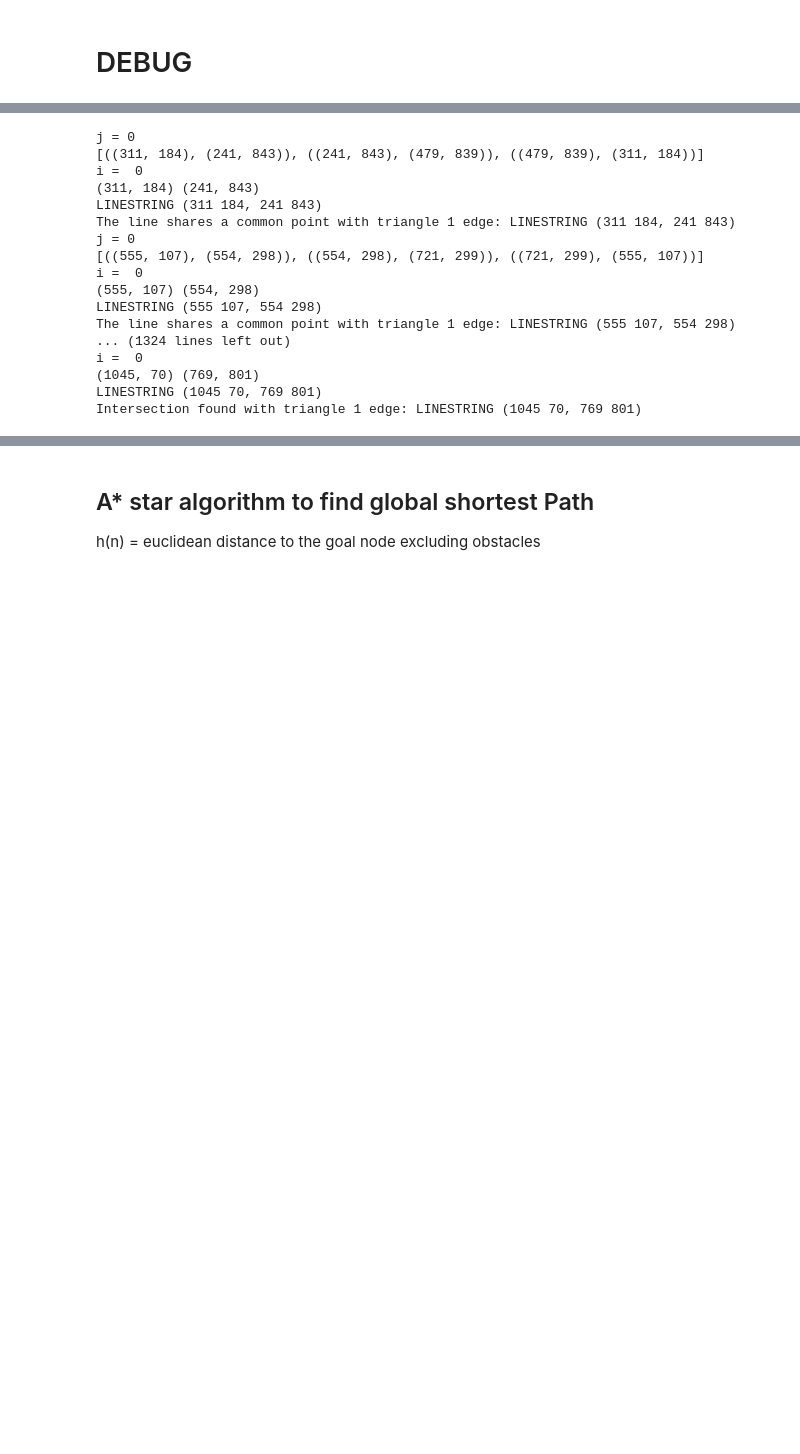
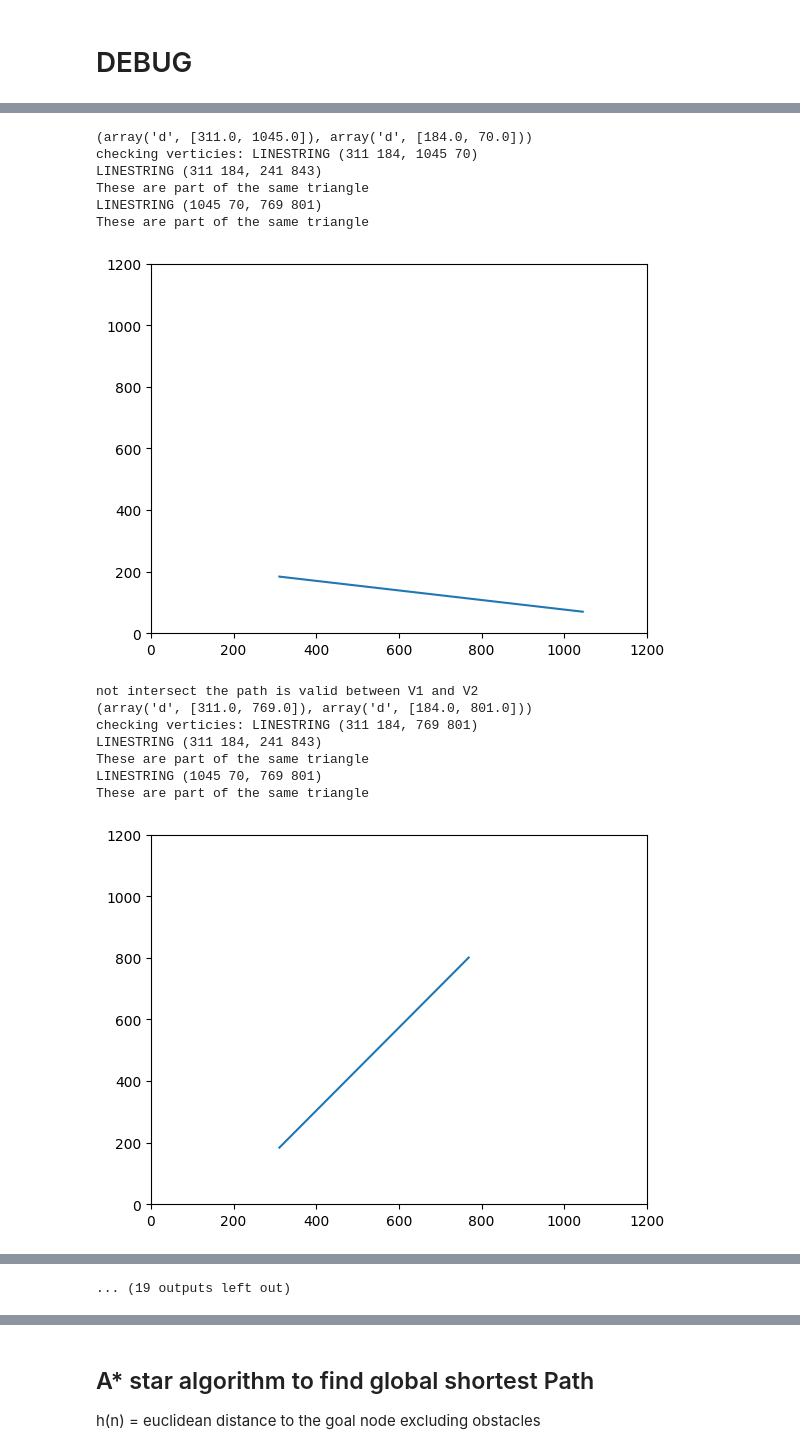
Before and after one commit to Owhenthesaints/Project_Basics_For_Mobile_Robotics, a Jupyter notebook: dependencies/Project path planing (2).ipynb, the cells around one changed output, grey strips where cells are left out. Saved outputs shown, nothing was run; the diff lists cells and outputs as text; code cells hidden in the pictures; blank space fills up the shorter version.

```diff
--- a/dependencies/Project path planing (2).ipynb
+++ b/dependencies/Project path planing (2).ipynb
@@ -299,49 +461,47 @@ for i, triangle1 in enumerate(triangle_vertices):
         if i != j:  # Ensure you're comparing vertices from different triangles
             for vertex1 in triangle1:
                 for vertex2 in triangle2:
                     if vertex1 != vertex2:
                         intersection = TEST_check_intersection2(vertex1, vertex2, triangle_edges)
 #                        print('intersection is',intersection)
                         if not intersection:  # If no intersection add to the edge if intersection = false add
                             print('not intersect the path is valid between V1 and V2')
-                            print('number of edges is', G.number_of_edges())
+                            #print('number of edges is', G.number_of_edges())
                             # check if graph has an edge going in same direction
                             #if G.edges()
                             G.add_edge(vertex1, vertex2)  # Add edge to the graph
                         # Hanfling the initial position and the goal of the robot
                         #circle_intersect_v1 = TEST_check_intersection2(vertex1, (Xcent,Ycent), triangle_edges)
                         #circle_intersect_v2 = TEST_check_intersection2(vertex2, (Xcent,Ycent), triangle_edges)
                         #robot_intersect_v1 = TEST_check_intersection2(vertex1, (Xrob_center,Yrob_center), triangle_edges)
                         #robot_intersect_v2 = TEST_check_intersection2(vertex2, (Xrob_center,Yrob_center), triangle_edges)
 
 #                         if not circle_intersect_v1:
 #                             G.add_edge(vertex1, (Xcent,Ycent))
 #                         if not circle_intersect_v2:
 #                             G.add_edge(vertex2, (Xcent,Ycent))
 #                         if not robot_intersect_v1:
 #                             G.add_edge(vertex1, (Xrob_center, Yrob_center))
 #                         if not robot_intersect_v2:
 #                             G.add_edge(vertex2, (Xrob_center, Yrob_center))
 
 # Iterate through each triangle
-# for i, triangle_edge in enumerate(triangle_edges):
-#     for edge in triangle_edge:
-#         G.add_edge(edge[0], edge[1])  # Add each edge to the graph
+for i, triangle_edge in enumerate(triangle_edges):
+    for edge in triangle_edge:
+        G.add_edge(edge[0], edge[1])  # Add each edge to the graph
 # %% [output]
-j = 0
-[((311, 184), (241, 843)), ((241, 843), (479, 839)), ((479, 839), (311, 184))]
-i =  0
-(311, 184) (241, 843)
+(array('d', [311.0, 1045.0]), array('d', [184.0, 70.0]))
+checking verticies: LINESTRING (311 184, 1045 70)
 LINESTRING (311 184, 241 843)
-The line shares a common point with triangle 1 edge: LINESTRING (311 184, 241 843)
-j = 0
-[((555, 107), (554, 298)), ((554, 298), (721, 299)), ((721, 299), (555, 107))]
-i =  0
-(555, 107) (554, 298)
-LINESTRING (555 107, 554 298)
-The line shares a common point with triangle 1 edge: LINESTRING (555 107, 554 298)
-... (1324 lines left out)
-i =  0
-(1045, 70) (769, 801)
+These are part of the same triangle
 LINESTRING (1045 70, 769 801)
-Intersection found with triangle 1 edge: LINESTRING (1045 70, 769 801)
+These are part of the same triangle
+[figure, added]
+not intersect the path is valid between V1 and V2
+(array('d', [311.0, 769.0]), array('d', [184.0, 801.0]))
+checking verticies: LINESTRING (311 184, 769 801)
+LINESTRING (311 184, 241 843)
+These are part of the same triangle
+LINESTRING (1045 70, 769 801)
+These are part of the same triangle
+[figure, added]
@@ -348,3 +547,4 @@ Intersection found with triangle 1 edge: LINESTRING (1045 70, 769 801)
+... (19 outputs left out)
 # %%
 G.edges()
 # %% [output]
```
Also changed, not shown: parts of 13 cells of this notebook, 3 other files.
